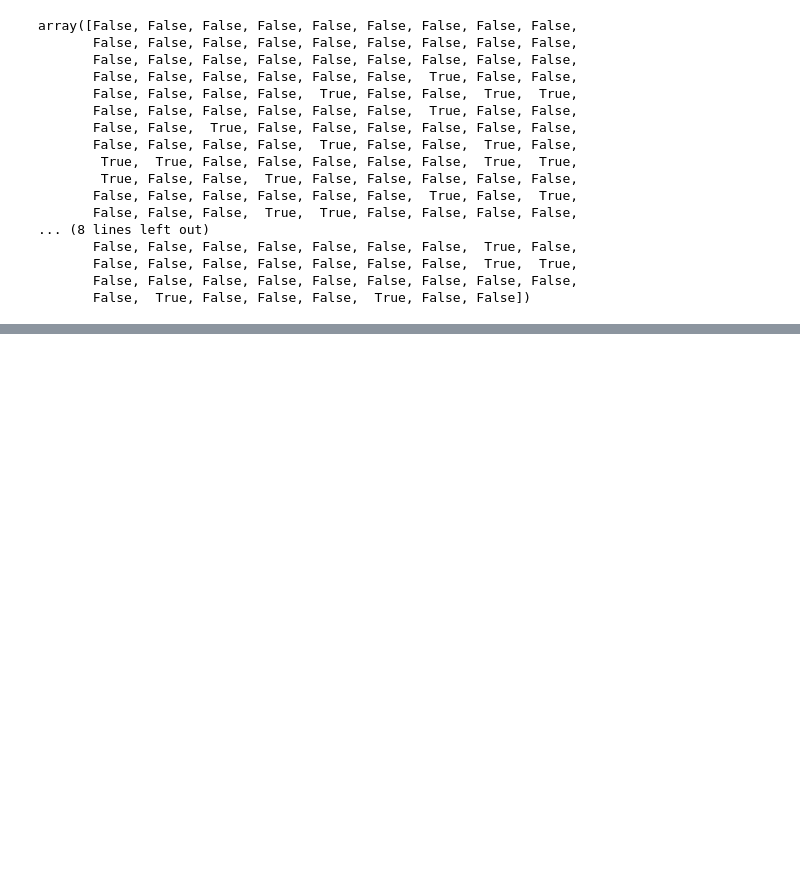
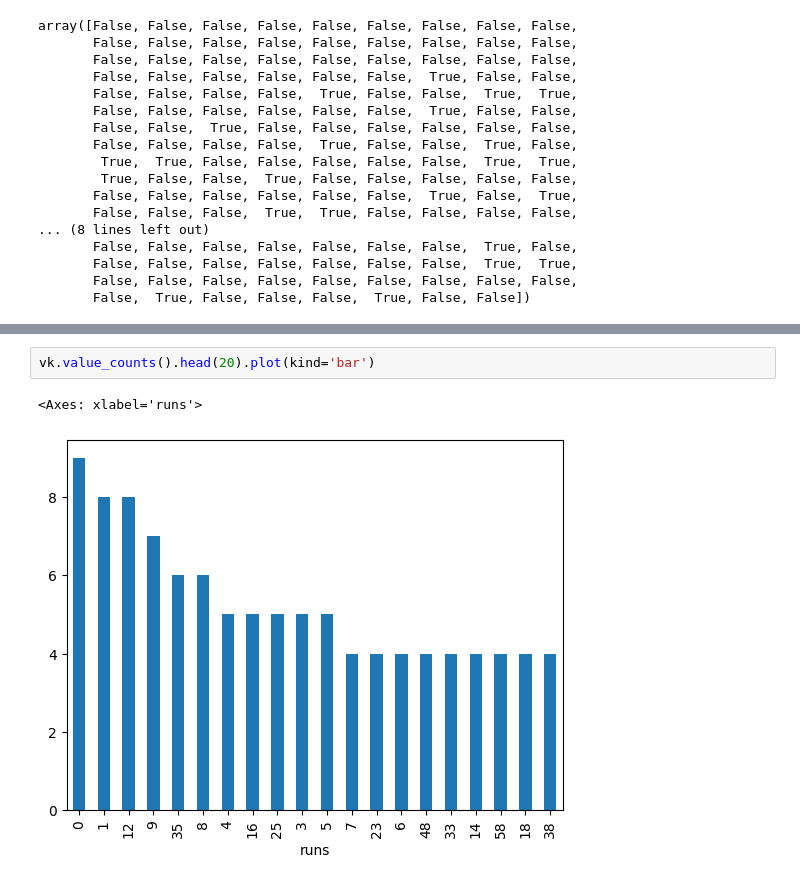
Before and after one commit to deepshresthaa/Pandas, a Jupyter notebook: series.ipynb, the cells around one changed output, grey strips where cells are left out. Saved outputs shown, nothing was run; the diff lists cells and outputs as text; blank space fills up the shorter version.

```diff
--- a/series.ipynb
+++ b/series.ipynb
@@ -408,0 +477,5 @@ array([False, False, False, False, False, False, False, False, False,
+# %%
+vk.value_counts().head(20).plot(kind='bar')
+# %% [output]
+<Axes: xlabel='runs'>
+[figure, added]
```
Also changed, not shown: parts of 11 cells of this notebook.
